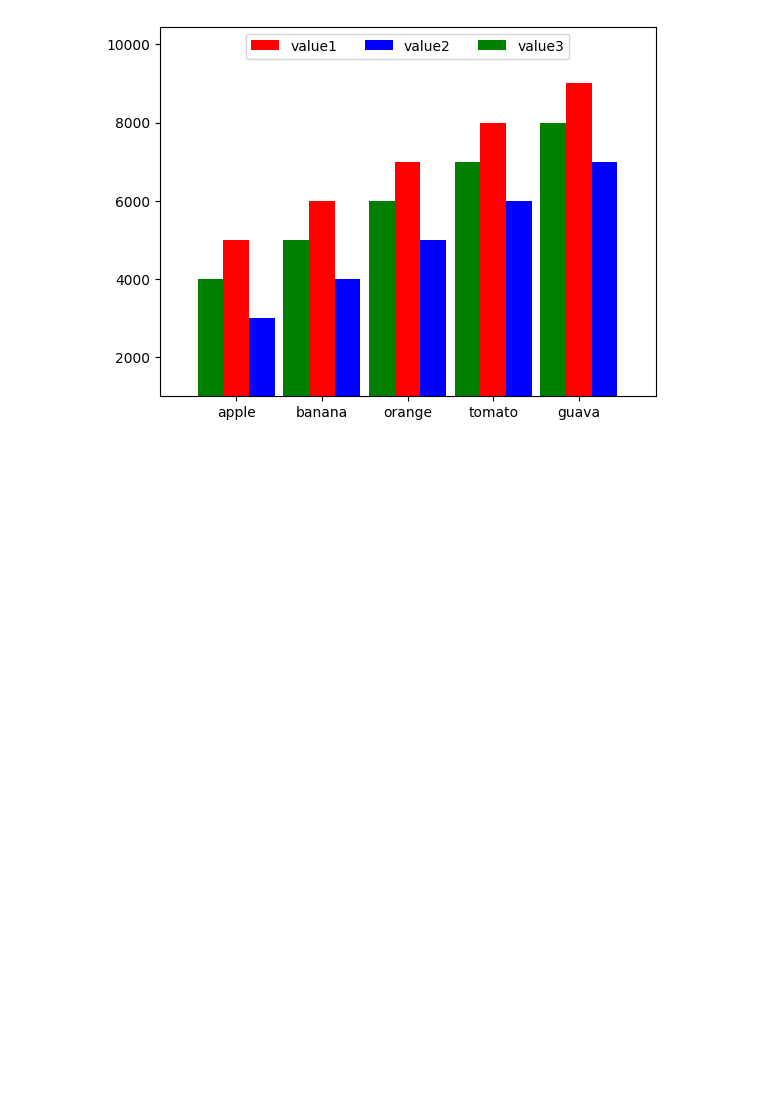
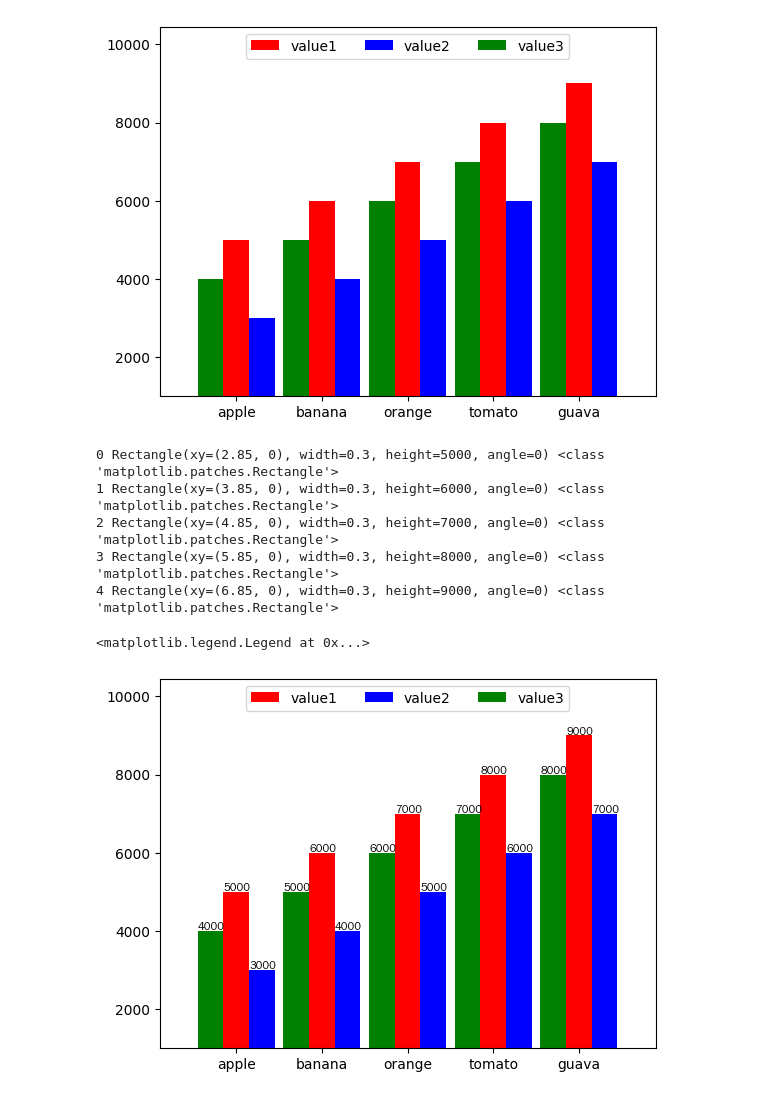
Before and after one commit to tsochen/2024-2-22, a Jupyter notebook: lesson15/lesson15_0.ipynb, the cells around one changed output. Saved outputs shown, nothing was run; the diff lists cells and outputs as text; code cells hidden in the pictures; blank space fills up the shorter version.

```diff
--- a/lesson15/lesson15_0.ipynb
+++ b/lesson15/lesson15_0.ipynb
@@ -76,3 +76,59 @@ display(axes.get_xticks())
 array([2., 3., 4., 5., 6., 7., 8.])
 array([3, 4, 5, 6, 7])
 [figure]
+# %%
+import matplotlib.pyplot as plt
+import numpy as np
+from matplotlib.font_manager import FontProperties
+font = FontProperties(fname='/usr/share/fonts/truetype/wqy/wqy-zenhei.ttc',size=8)
+
+index = np.array([3, 4, 5, 6, 7])
+subject = ['apple', 'banana', 'orange', 'tomato', 'guava']
+values1 = [5000, 6000, 7000, 8000, 9000]
+values2 = [3000, 4000, 5000, 6000, 7000]
+values3 = [4000, 5000, 6000, 7000, 8000]
+bin_width = 0.3
+
+figure, axes = plt.subplots()
+barContainer1 = axes.bar(index,values1,width=bin_width,color='red',label='value1')
+barContainer2 = axes.bar(index+bin_width,values2,width=bin_width,color='blue',label='value2')
+barContainer3 = axes.bar(index-bin_width,values3,width=bin_width,color='green',label='value3')
+axes.set_xticks(index,labels=subject)
+for index,rectangle in enumerate(barContainer1.patches):
+    print(index,rectangle,type(rectangle))
+    x = rectangle.get_x()
+    y = rectangle.get_y()
+    width = rectangle.get_width()
+    height = rectangle.get_height()
+    axes.annotate(str(values1[index]),xy=(x,height+30),fontproperties=font)
+
+for index,rectangle in enumerate(barContainer2.patches):
+    x = rectangle.get_x()
+    y = rectangle.get_y()
+    width = rectangle.get_width()
+    height = rectangle.get_height()
+    axes.annotate(str(values2[index]),xy=(x,height+30),fontproperties=font)
+
+for index,rectangle in enumerate(barContainer3.patches):
+    x = rectangle.get_x()
+    y = rectangle.get_y()
+    width = rectangle.get_width()
+    height = rectangle.get_height()
+    axes.annotate(str(values3[index]),xy=(x,height+30),fontproperties=font)
+
+
+xmin, xmax, ymin, ymax = axes.axis()
+xmin -= 0.2
+xmax += 0.2
+ymin += 1000
+ymax += 1000
+axes.axis([xmin, xmax, ymin, ymax])
+axes.legend(loc='upper center',ncols=3)
+# %% [output]
+0 Rectangle(xy=(2.85, 0), width=0.3, height=5000, angle=0) <class 'matplotlib.patches.Rectangle'>
+1 Rectangle(xy=(3.85, 0), width=0.3, height=6000, angle=0) <class 'matplotlib.patches.Rectangle'>
+2 Rectangle(xy=(4.85, 0), width=0.3, height=7000, angle=0) <class 'matplotlib.patches.Rectangle'>
+3 Rectangle(xy=(5.85, 0), width=0.3, height=8000, angle=0) <class 'matplotlib.patches.Rectangle'>
+4 Rectangle(xy=(6.85, 0), width=0.3, height=9000, angle=0) <class 'matplotlib.patches.Rectangle'>
+<matplotlib.legend.Legend at 0x...>
+[figure, added]
```
Also changed, not shown: parts of 1 cell of this notebook, 1 other file.
